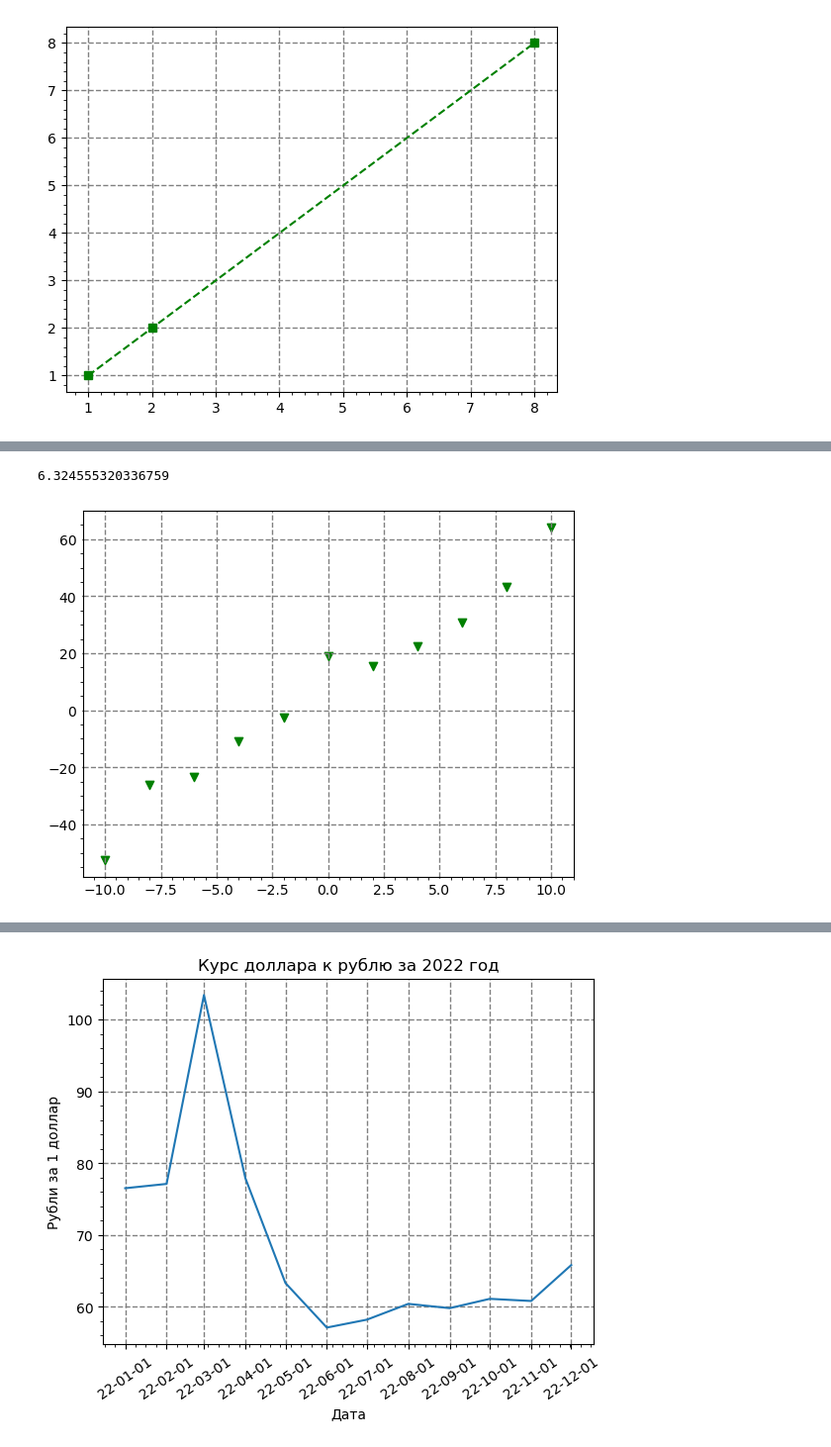
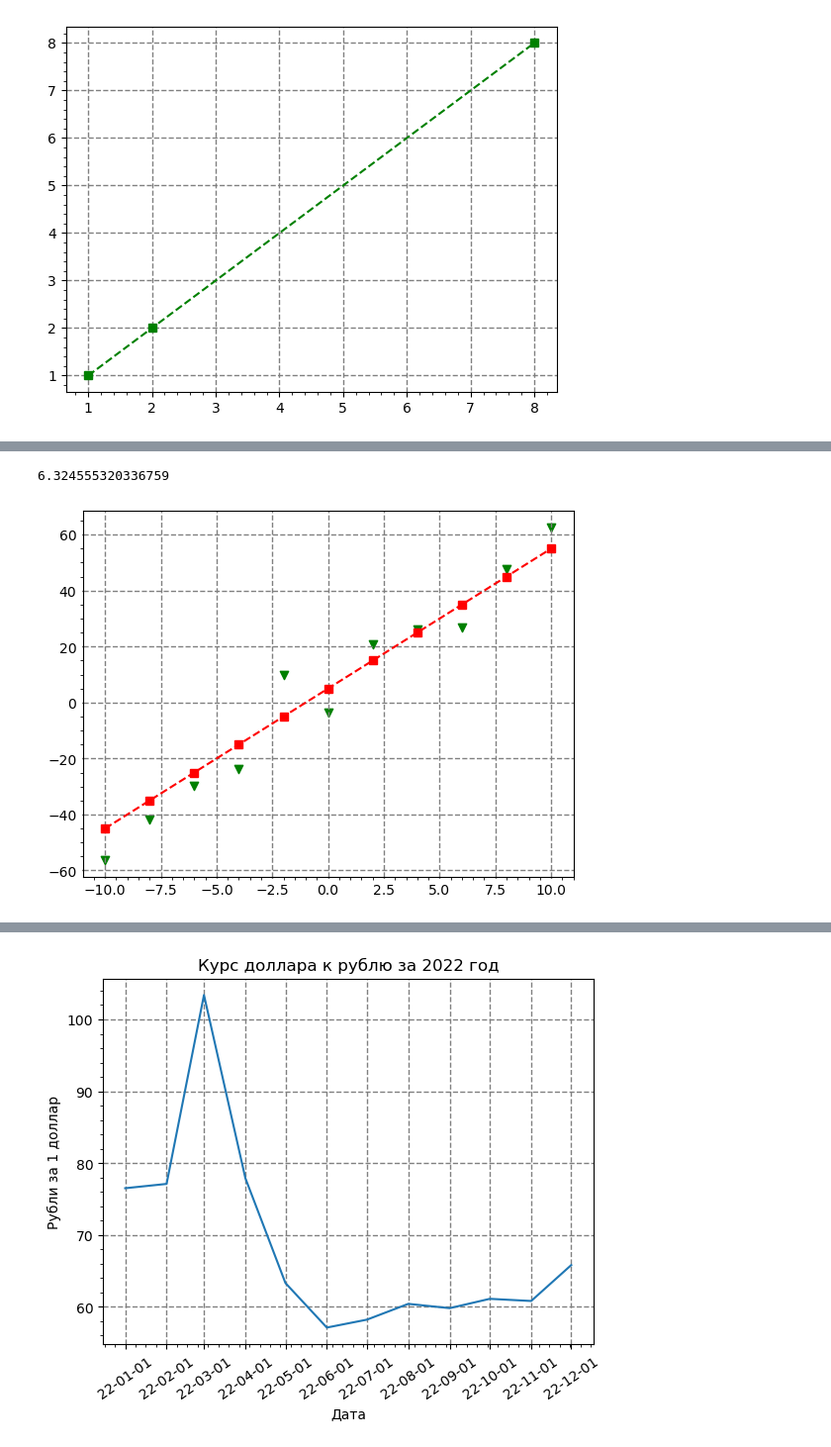
Before and after one commit to ILawrance/PythonLaba5, a Jupyter notebook: visual.ipynb, the cells around one changed output, grey strips where cells are left out. Shown at 99% size. Cells and saved outputs as stored; diff of their text form; code cells hidden in the pictures.

```diff
--- a/visual.ipynb
+++ b/visual.ipynb
@@ -32,17 +32,18 @@ plt.show()
 # %%
 standrtOtkl = axis_X.std()
 print(standrtOtkl)
 
 factor_E = np.random.normal(0, standrtOtkl, 11)
 axis_Y2 = factor_A * axis_X + factor_B + factor_E
 plt.grid(linewidth = 1, color = 'gray', linestyle = '--')
 plt.tick_params(length = 1,width = 1)
 plt.minorticks_on()
 plt.scatter(axis_X, axis_Y2, marker='v', c='g')
+plt.plot(axis_X, axis_Y, 'r--s')
 plt.show()
 # %% [output]
 6.324555320336759
-[figure, old version]
+[figure, new version]
 # %%
 plt.subplot(1,2,1) # (stroki, kolonni, mesto)
 plt.grid(linewidth = 1, color = 'gray', linestyle = '--')
```
Also changed, not shown: parts of 2 cells of this notebook.
